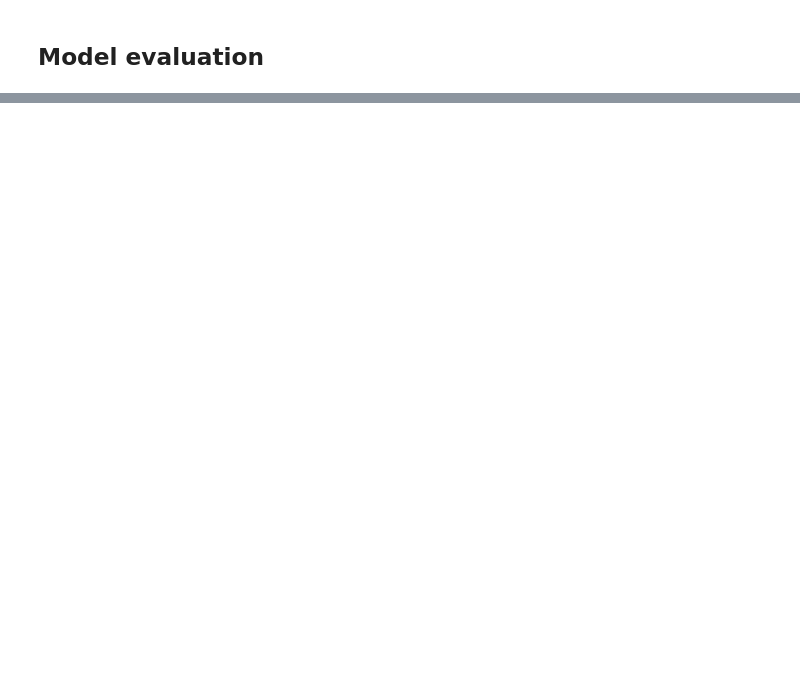
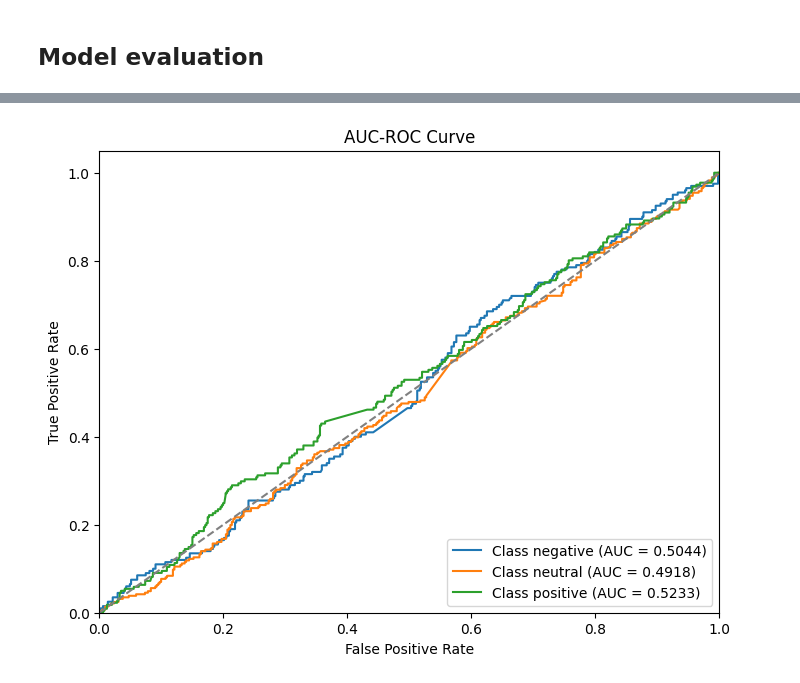
Before and after one commit to quochieu586/ML_capybara, a Jupyter notebook: src/models/genetic_algorithm/genetic_algorithm_model.ipynb, the cells around one changed output, grey strips where cells are left out. Drawn from its saved outputs; the diff is of its cells as text; code cells hidden in the pictures; blank space fills up the shorter version.

```diff
--- a/src/models/genetic_algorithm/genetic_algorithm_model.ipynb
+++ b/src/models/genetic_algorithm/genetic_algorithm_model.ipynb
@@ -363,0 +443,4 @@ AUC-ROC couldn't be computed due to the lack of multiple classes in predictions.
+# %%
+plot_roc_auc(y_test, np.array(y_pred_prob), le.classes_)
+# %% [output]
+[figure, added]
```
Also changed, not shown: parts of 12 cells of this notebook, 1 other file.
